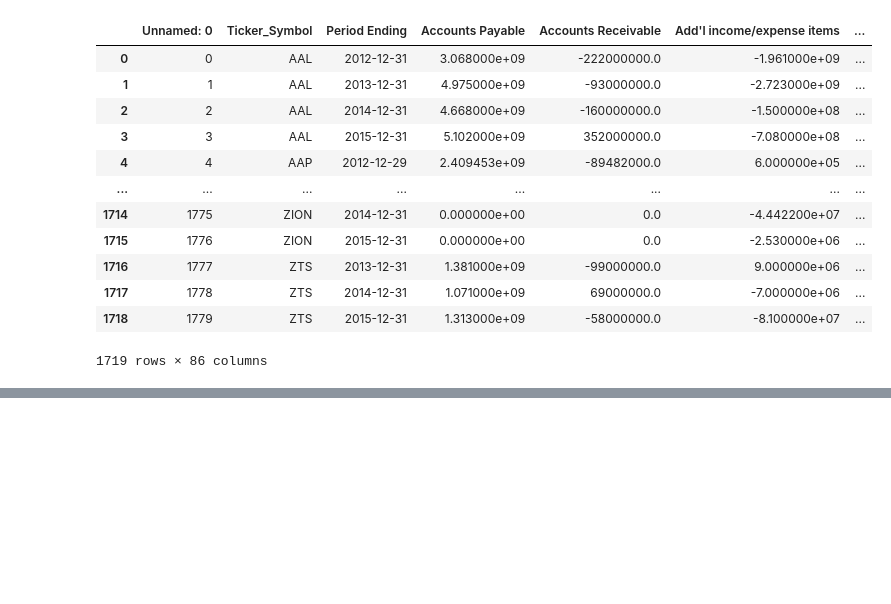
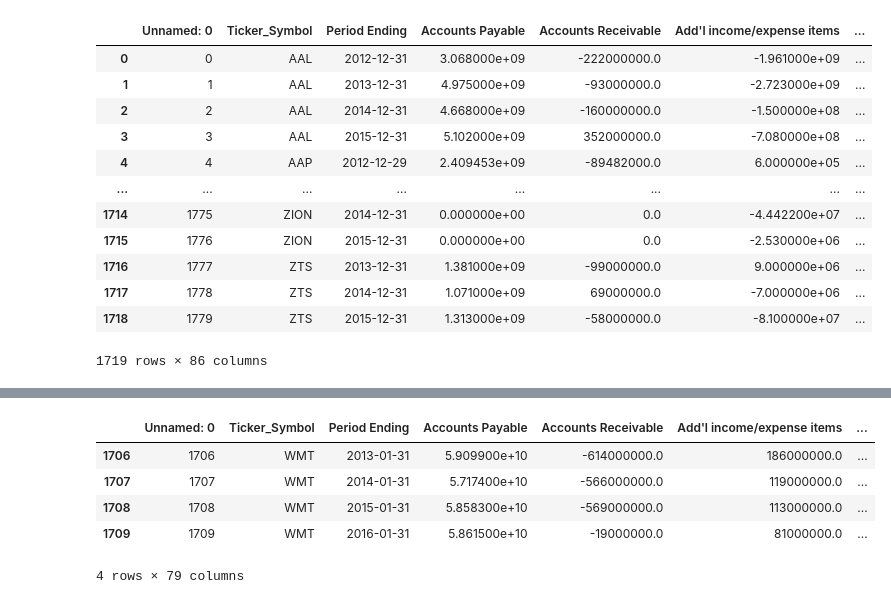
Before and after one commit to alishalbayev/NYSE, a Jupyter notebook: Ali_Shalbayev_NYSE.ipynb, the cells around one changed output, grey strips where cells are left out. Saved outputs shown, nothing was run; the diff lists cells and outputs as text; code cells hidden in the pictures; blank space fills up the shorter version.

```diff
--- a/Ali_Shalbayev_NYSE.ipynb
+++ b/Ali_Shalbayev_NYSE.ipynb
@@ -430,0 +443,9 @@ df3
+# %%
+walmart
+# %% [output]
+|  | Unnamed: 0 | Ticker_Symbol | Period Ending | Accounts Payable | Accounts Receivable | Add'l income/expense items | ... |
+| 1706 | 1706 | WMT | 2013-01-31 | 5.909900e+10 | -614000000.0 | 186000000.0 | ... |
+| 1707 | 1707 | WMT | 2014-01-31 | 5.717400e+10 | -566000000.0 | 119000000.0 | ... |
+| 1708 | 1708 | WMT | 2015-01-31 | 5.858300e+10 | -569000000.0 | 113000000.0 | ... |
+| 1709 | 1709 | WMT | 2016-01-31 | 5.861500e+10 | -19000000.0 | 81000000.0 | ... |
+4 rows × 79 columns
```
Also changed, not shown: parts of 28 cells of this notebook.
